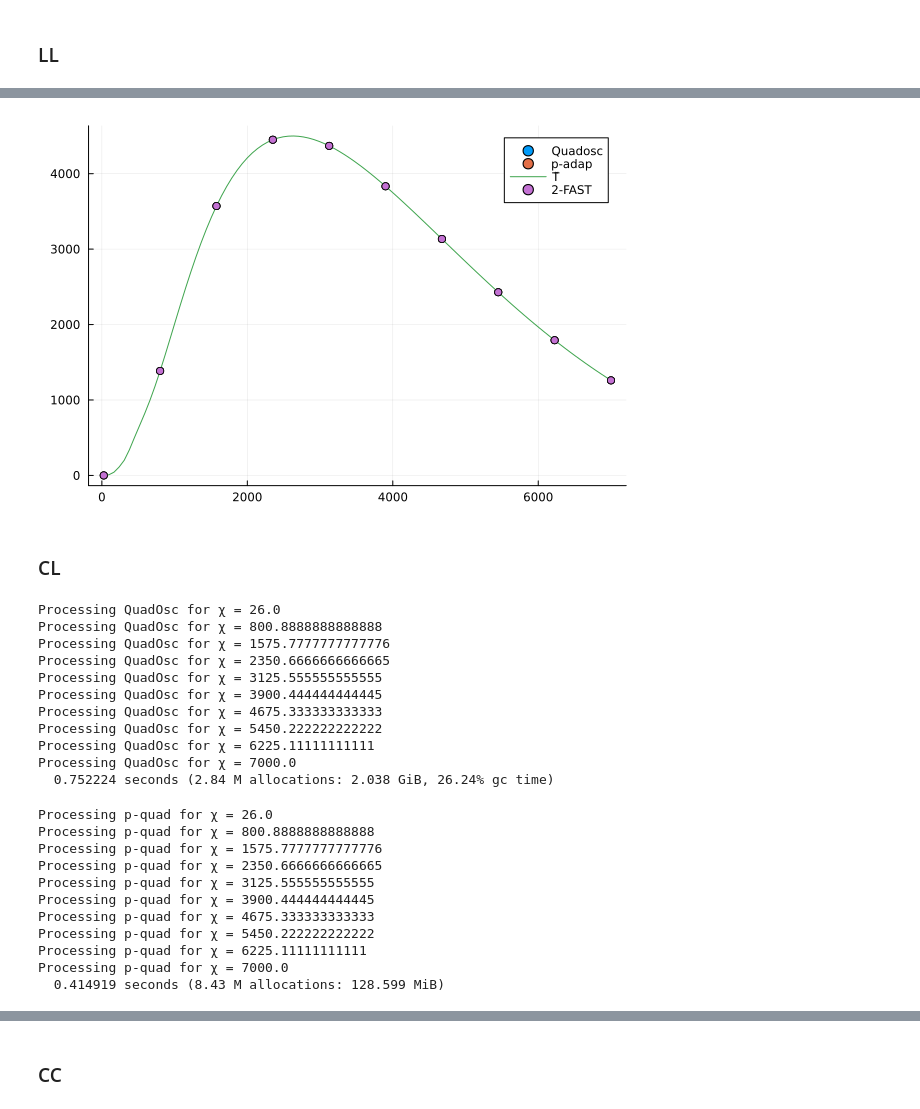
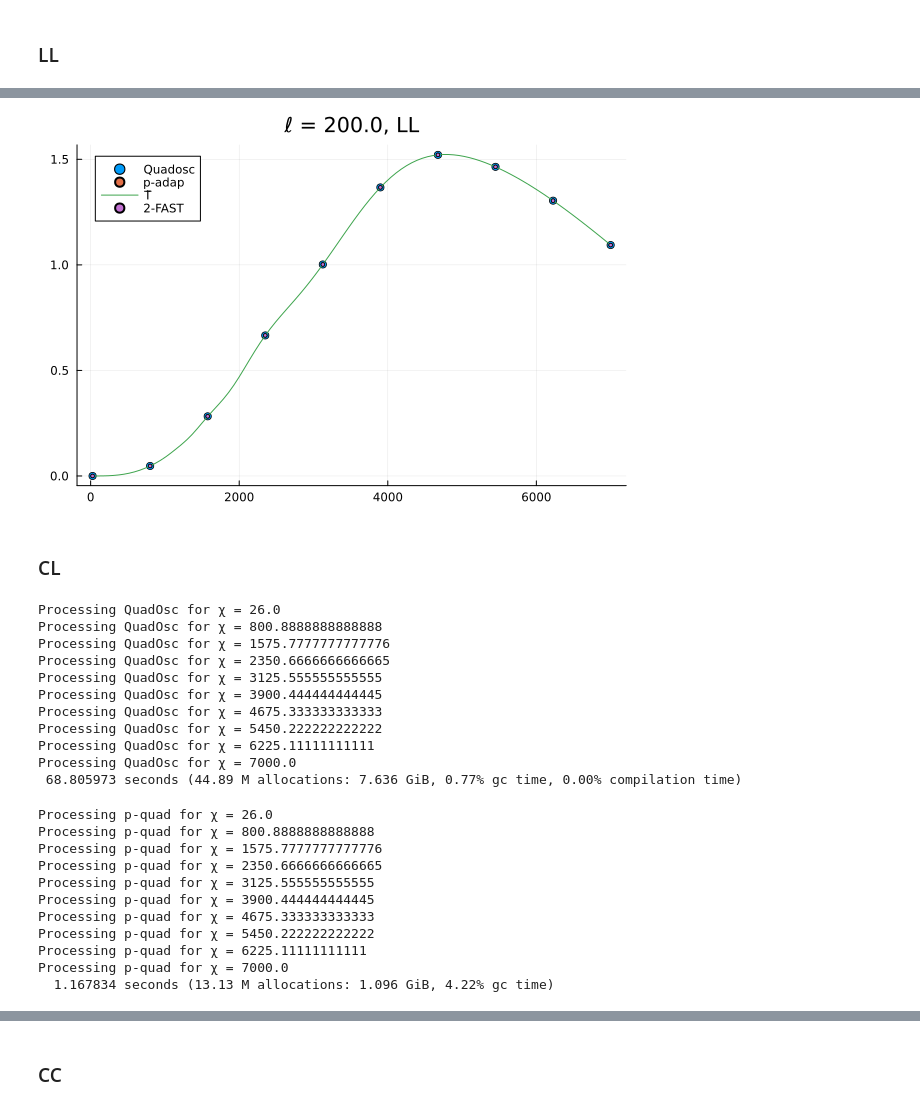
Before and after one commit to sofiachiarenza/Cl_project, a Jupyter notebook: 3-FAST.ipynb, the cells around one changed output, grey strips where cells are left out. Saved outputs shown, nothing was run; the diff lists cells and outputs as text; code cells hidden in the pictures.

Commit message:
Produced plots + test T tilde qosc style

```diff
--- a/3-FAST.ipynb
+++ b/3-FAST.ipynb
@@ -94,6 +70,8 @@ kmin = 2.5/7000
 nχ = 100
 χ = LinRange(26, 7000, nχ)
 χ_list = LinRange(26, 7000, 10)
+fix_chi = χ_list[7]
+χ_fixed = χ_list[7]
 
 #calculate coefficients of chebychev decomposition
 n_cheb = 128
@@ -207,0 +349,29 @@ calc_pad (generic function with 1 method)
+# %%
+function calc_pad(χ_list, label, ℓ, RR, fix, power_spectrum)
+    result_pquad = zeros(length(χ_list))
+
+    if label == "LL"
+        idx = -2
+    elseif label == "CL"
+        idx = 0
+    elseif label == "CC"
+        idx = 2
+    end
+
+    if fix == false
+        @time for i in 1:10
+            println("Processing p-quad for χ = $(χ_list[i])")
+            f(x) = power_spectrum(x, χ_list[i], RR*χ_list[i])*Bessels.sphericalbesselj(ℓ, χ_list[i]*x)* Bessels.sphericalbesselj(ℓ, RR*χ_list[i]*x) *(x^idx)
+            pquad = Cubature.pquadrature(x->f(x), kmin, 2*kmax; reltol=sqrt(1e-12), abstol=0, maxevals=2^19)[1]
+            result_pquad[i] = pquad
+        end
+    elseif fix == true
+        @time for i in 1:10
+            println("Processing p-quad for χ = $(χ_list[i])")
+            f(x) = power_spectrum(x, χ_fixed, χ_fixed)*Bessels.sphericalbesselj(ℓ, χ_list[i]*x)* Bessels.sphericalbesselj(ℓ, RR*χ_list[i]*x) *(x^idx)
+            pquad = Cubature.pquadrature(x->f(x), kmin, 2*kmax; reltol=sqrt(1e-12), abstol=0, maxevals=2^19)[1]
+            result_pquad[i] = pquad
+        end
+    end
+    return result_pquad
+end
@@ -210,7 +511,7 @@ calc_pad (generic function with 1 method)
 # %% [markdown]
 ### LL
 # %%
-result_Ia_LL = calc_qosc(χ_list, "LL", ℓ, false, power_spectrum);
+result_Ia_LL = calc_qosc(χ_list, "LL", ℓ, 1.0, false, power_spectrum);
 # %% [output]
 Processing QuadOsc for χ = 26.0
 Processing QuadOsc for χ = 800.8888888888888
@@ -226,5 +527,5 @@ Processing QuadOsc for χ = 7000.0
 # %%
-result_pquad_LL = calc_pad(χ_list, "LL", ℓ, false, power_spectrum);
+result_pquad_LL = calc_pad(χ_list, "LL", ℓ, 1.0, false, power_spectrum);
 # %% [output]
 Processing p-quad for χ = 26.0
 Processing p-quad for χ = 800.8888888888888
@@ -318,16 +560,16 @@ tmultprefac: 0.000112 sec (0 allocations: 0 byte, 0.0% gc time)
 toutfunc:    3.3e-5 sec (0 allocations: 0 byte, 0.0% gc time)
 # %%
 #scatter(χ_list, result_Ia_LL .- result_Ib_LL, label = "Quadosc")
-scatter(χ_list, result_Ia_LL, label = "Quadosc")
-scatter!(χ_list, result_pquad_LL, label = "p-adap")
-plot!(χ, diag(w_LL[22,:,:]), label="T̃")
-scatter!(χ_list, w_2F_LL, label="2-FAST")
+scatter(χ_list, result_Ia_LL, label = "Quadosc", title="ℓ = $ℓ, LL")
+scatter!(χ_list, result_pquad_LL, label = "p-adap", markersize = 2)
+plot!(χ, diag(w_LL[lidx,:,:]), label="T̃")
+scatter!(χ_list, w_2F_LL, label="2-FAST", markersize = 2)
 # %% [output]
-[figure, old version]
+[figure, new version]
 # %% [markdown]
 ### CL
 # %%
-result_Ia_CL = calc_qosc(χ_list, "CL", ℓ, false, power_spectrum);
+result_Ia_CL = calc_qosc(χ_list, "CL", ℓ, 1.0, false, power_spectrum);
 # %% [output]
 Processing QuadOsc for χ = 26.0
 Processing QuadOsc for χ = 800.8888888888888
@@ -339,9 +581,9 @@ Processing QuadOsc for χ = 4675.333333333333
 Processing QuadOsc for χ = 5450.222222222222
 Processing QuadOsc for χ = 6225.11111111111
 Processing QuadOsc for χ = 7000.0
-  0.752224 seconds (2.84 M allocations: 2.038 GiB, 26.24% gc time)
+ 68.805973 seconds (44.89 M allocations: 7.636 GiB, 0.77% gc time, 0.00% compilation time)
 # %%
-result_pquad_CL = calc_pad(χ_list, "CL", ℓ, false, power_spectrum);
+result_pquad_CL = calc_pad(χ_list, "CL", ℓ, 1.0, false, power_spectrum);
 # %% [output]
 Processing p-quad for χ = 26.0
 Processing p-quad for χ = 800.8888888888888
@@ -353,4 +595,4 @@ Processing p-quad for χ = 4675.333333333333
 Processing p-quad for χ = 5450.222222222222
 Processing p-quad for χ = 6225.11111111111
 Processing p-quad for χ = 7000.0
-  0.414919 seconds (8.43 M allocations: 128.599 MiB)
+  1.167834 seconds (13.13 M allocations: 1.096 GiB, 4.22% gc time)
```
Also changed, not shown: parts of 97 cells of this notebook.
